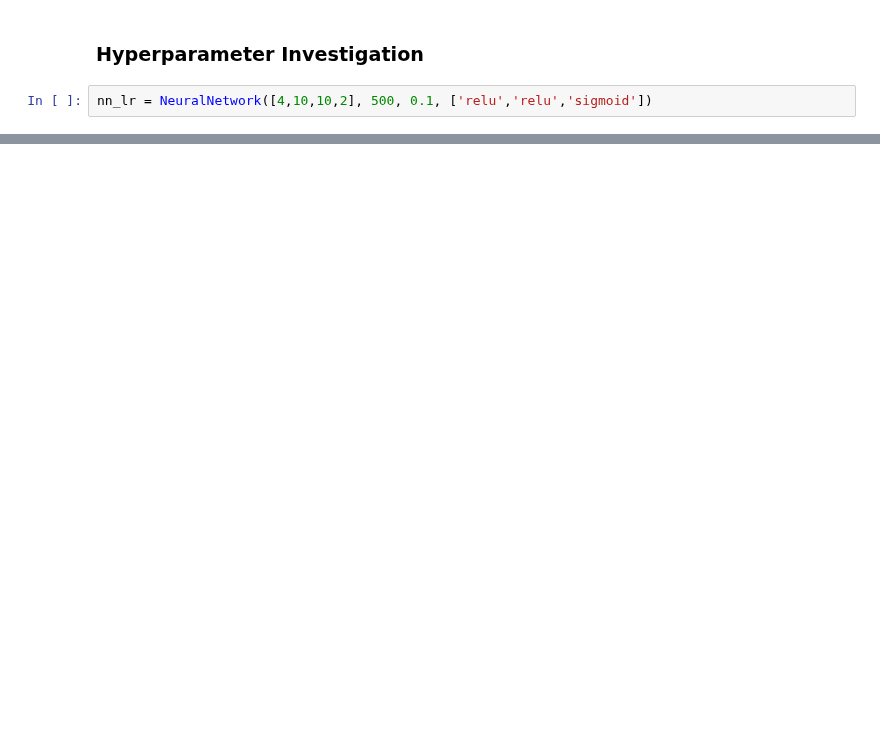
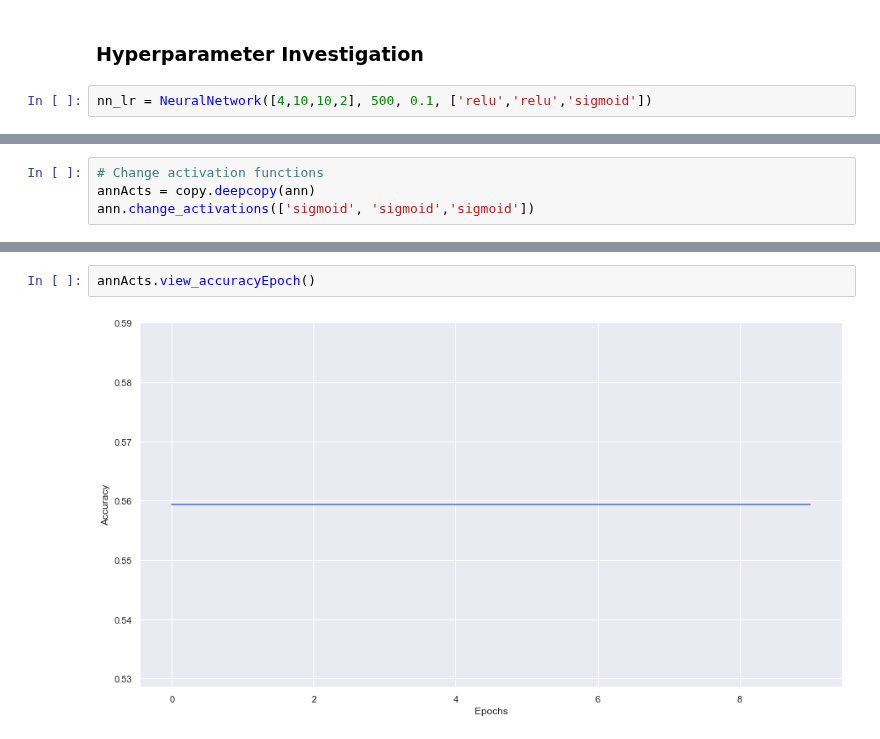
Before and after one commit to shaarick/F21BC, a Jupyter notebook: ANN.ipynb, the cells around one changed output, grey strips where cells are left out. Drawn from its saved outputs; the diff is of its cells as text; blank space fills up the shorter version.

```diff
--- a/ANN.ipynb
+++ b/ANN.ipynb
@@ -322,0 +312,4 @@ Accuracy:  1.0
+# %%
+# Change activation functions
+annActs = copy.deepcopy(ann)
+ann.change_activations(['sigmoid', 'sigmoid','sigmoid'])
@@ -322,0 +328,4 @@ Accuracy:  1.0
+# %%
+annActs.view_accuracyEpoch()
+# %% [output]
+[figure, added]
```
Also changed, not shown: parts of 32 cells of this notebook.
